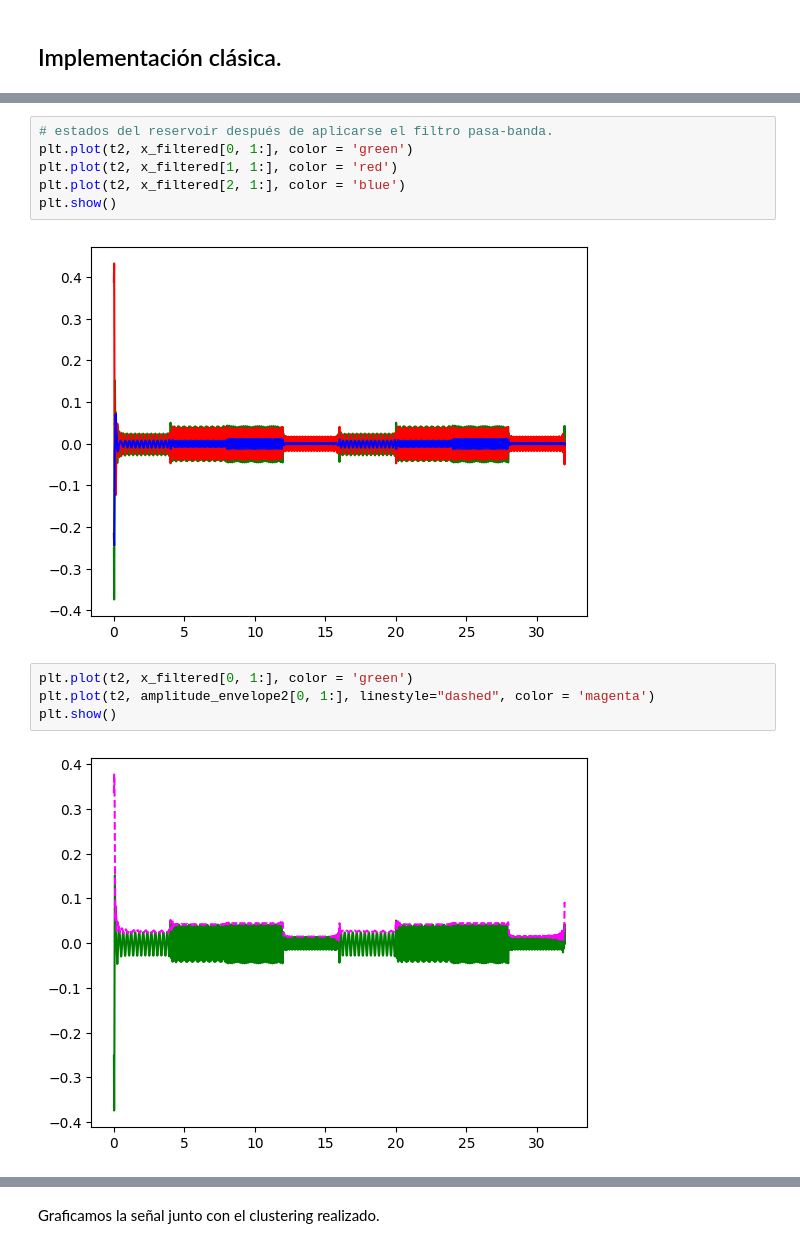
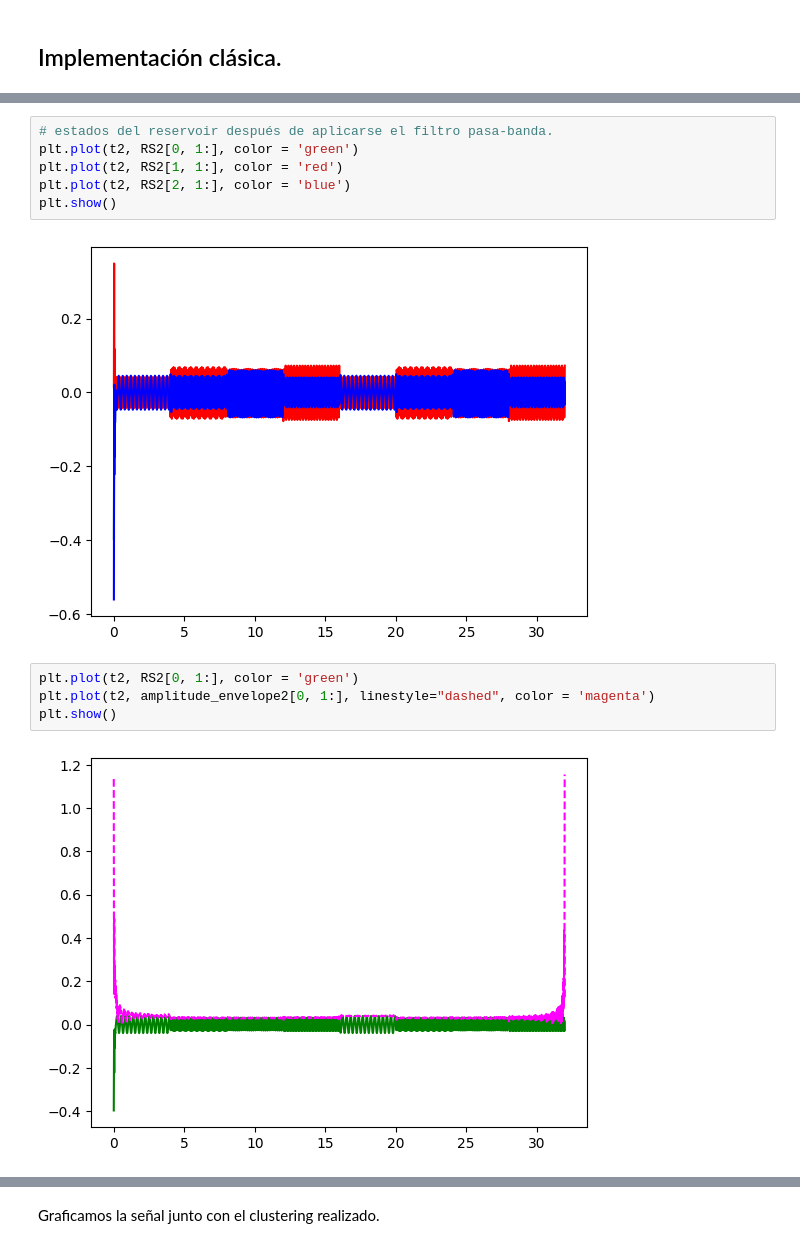
Before and after one commit to manuuuv/TFG, a Jupyter notebook: Quantum_RC_Manuel_senyal_compleja.ipynb, the cells around one changed output, grey strips where cells are left out. Saved outputs shown, nothing was run; the diff lists cells and outputs as text.

```diff
--- a/Quantum_RC_Manuel_senyal_compleja.ipynb
+++ b/Quantum_RC_Manuel_senyal_compleja.ipynb
@@ -126,18 +125,18 @@ print(amplitude_envelope2.shape)
 (20, 1761)
 # %%
 # estados del reservoir después de aplicarse el filtro pasa-banda.
-plt.plot(t2, x_filtered[0, 1:], color = 'green')
-plt.plot(t2, x_filtered[1, 1:], color = 'red')
-plt.plot(t2, x_filtered[2, 1:], color = 'blue')
+plt.plot(t2, RS2[0, 1:], color = 'green')
+plt.plot(t2, RS2[1, 1:], color = 'red')
+plt.plot(t2, RS2[2, 1:], color = 'blue')
 plt.show()
 # %% [output]
-[figure, old version]
+[figure, new version]
 # %%
-plt.plot(t2, x_filtered[0, 1:], color = 'green')
+plt.plot(t2, RS2[0, 1:], color = 'green')
 plt.plot(t2, amplitude_envelope2[0, 1:], linestyle="dashed", color = 'magenta')
 plt.show()
 # %% [output]
-[figure, old version]
+[figure, new version]
 # %%
 # Eliminamos los primeros puntos para estabilizar el reservorio
 stable_start = min(75, amplitude_envelope2.shape[1])
```
Also changed, not shown: parts of 15 cells of this notebook, 2 other files.
